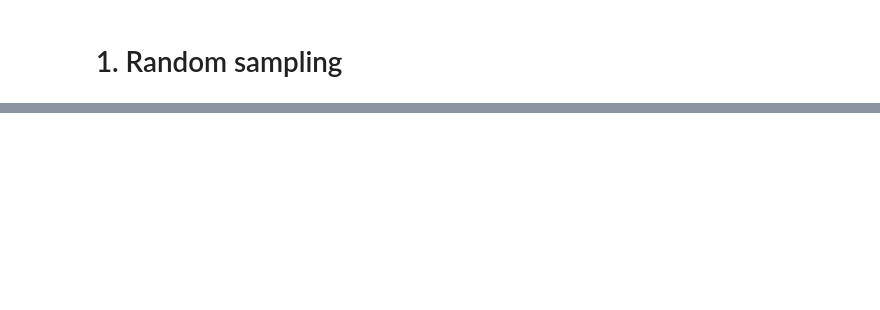
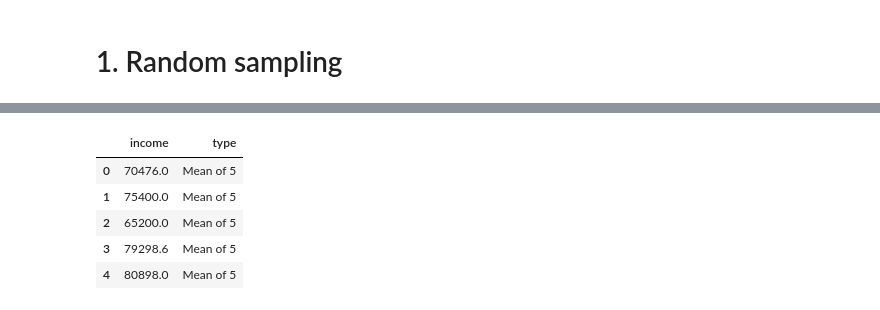
Before and after one commit to BinhHong/Data-Science-Weg, a Jupyter notebook: Statistics/random sampling and distribution.ipynb, the cells around one changed output, grey strips where cells are left out. Cells and saved outputs as stored; diff of their text form; code cells hidden in the pictures; blank space fills up the shorter version.

```diff
--- a/Statistics/random sampling and distribution.ipynb
+++ b/Statistics/random sampling and distribution.ipynb
@@ -31,0 +89,9 @@ ValueError: If using all scalar values, you must pass an index
+# %%
+sample_mean_05.head()
+# %% [output]
+|  | income | type |
+| 0 | 70476.0 | Mean of 5 |
+| 1 | 75400.0 | Mean of 5 |
+| 2 | 65200.0 | Mean of 5 |
+| 3 | 79298.6 | Mean of 5 |
+| 4 | 80898.0 | Mean of 5 |
```
Also changed, not shown: parts of 14 cells of this notebook.
